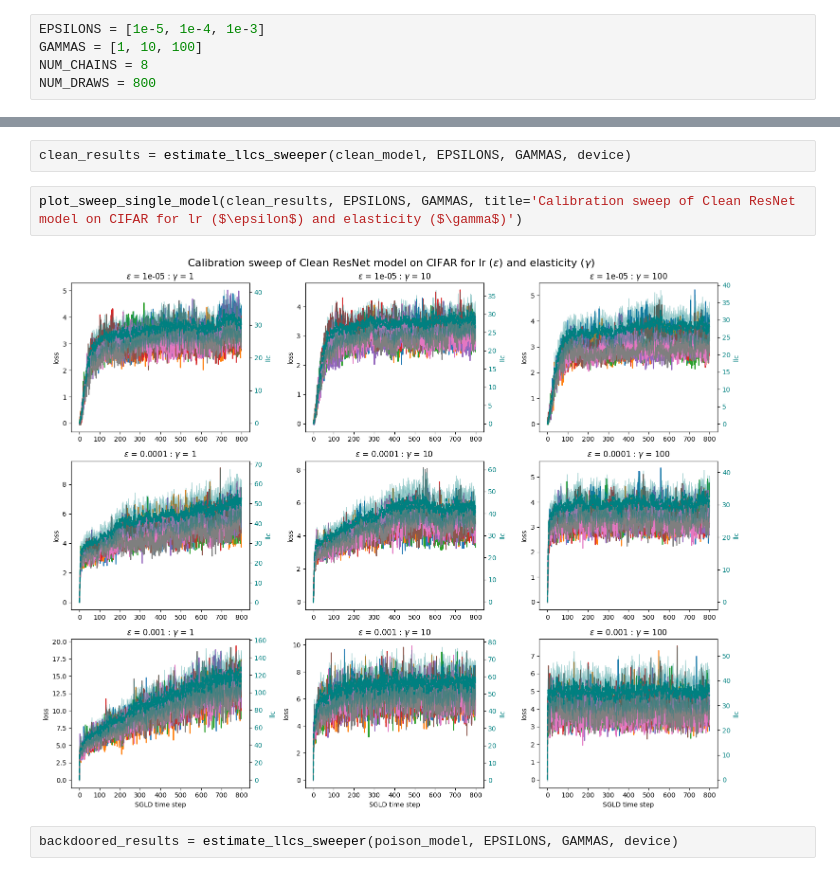
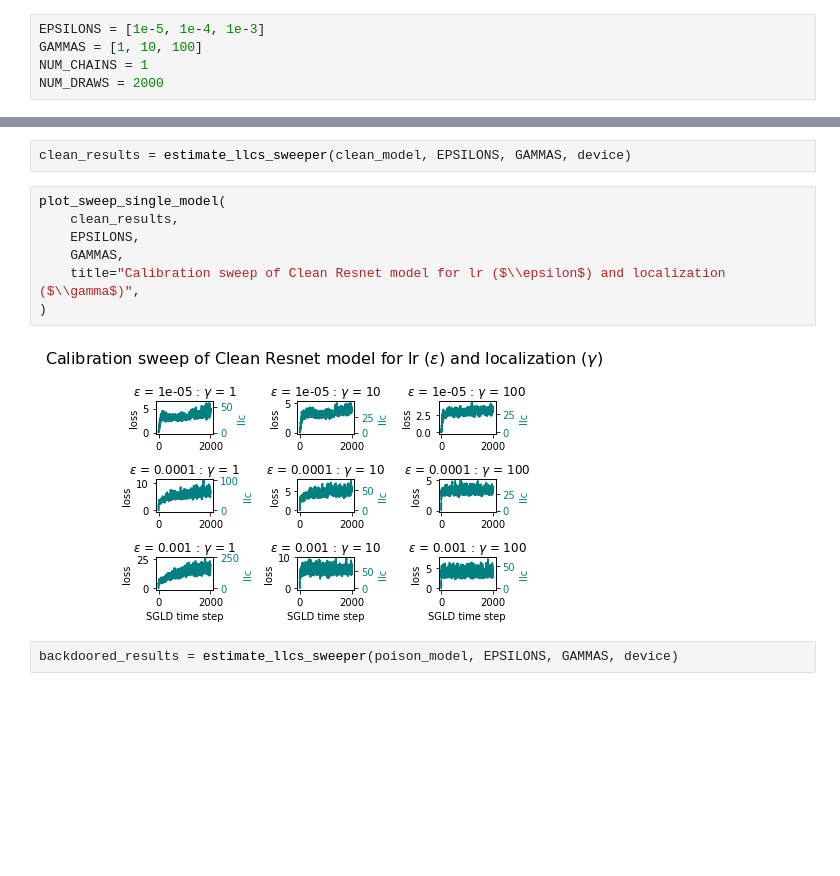
Before and after one commit to uptacks/MARS-2024, a Jupyter notebook: hemlock/notebooks/llc_full_exp.ipynb, the cells around one changed output, grey strips where cells are left out. Cells and saved outputs as stored; diff of their text form; blank space fills up the shorter version.

```diff
--- a/hemlock/notebooks/llc_full_exp.ipynb
+++ b/hemlock/notebooks/llc_full_exp.ipynb
@@ -197,8 +225,8 @@ plt.show()
 # %%
 EPSILONS = [1e-5, 1e-4, 1e-3]
 GAMMAS = [1, 10, 100]
-NUM_CHAINS = 8
-NUM_DRAWS = 800
+NUM_CHAINS = 1
+NUM_DRAWS = 2000
 # %%
 def estimate_llcs_sweeper(model, epsilons, gammas, device):
     results = {}
@@ -328,9 +412,14 @@ def plot_single_graph(result, title=''):
 # %%
 clean_results = estimate_llcs_sweeper(clean_model, EPSILONS, GAMMAS, device)
 # %%
-plot_sweep_single_model(clean_results, EPSILONS, GAMMAS, title='Calibration sweep of Clean ResNet model on CIFAR for lr ($\epsilon$) and elasticity ($\gamma$)')
+plot_sweep_single_model(
+    clean_results,
+    EPSILONS,
+    GAMMAS,
+    title="Calibration sweep of Clean Resnet model for lr ($\\epsilon$) and localization ($\\gamma$)",
+)
 # %% [output]
-[figure, old version]
+[figure, new version]
 # %%
 backdoored_results = estimate_llcs_sweeper(poison_model, EPSILONS, GAMMAS, device)
 # %%
```
Also changed, not shown: parts of 22 cells of this notebook, 4 other files.
